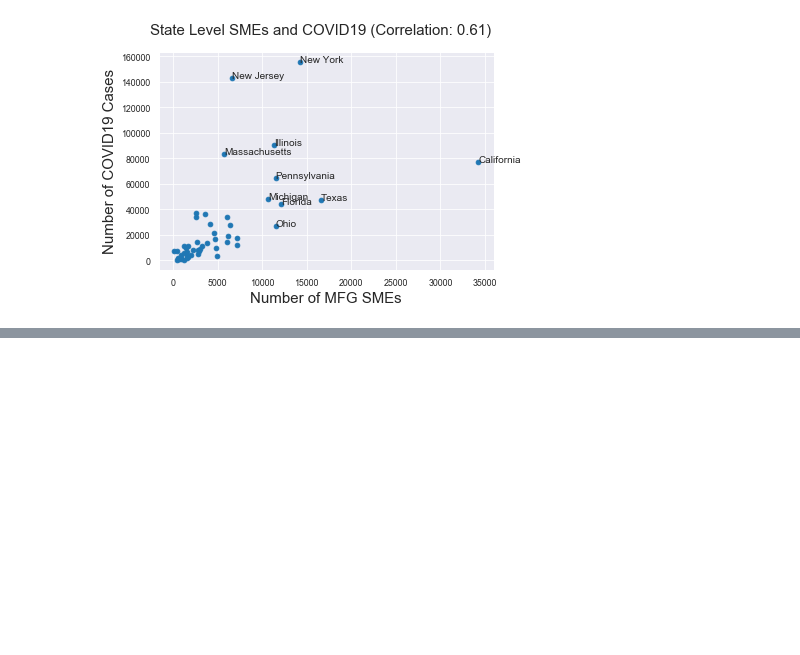
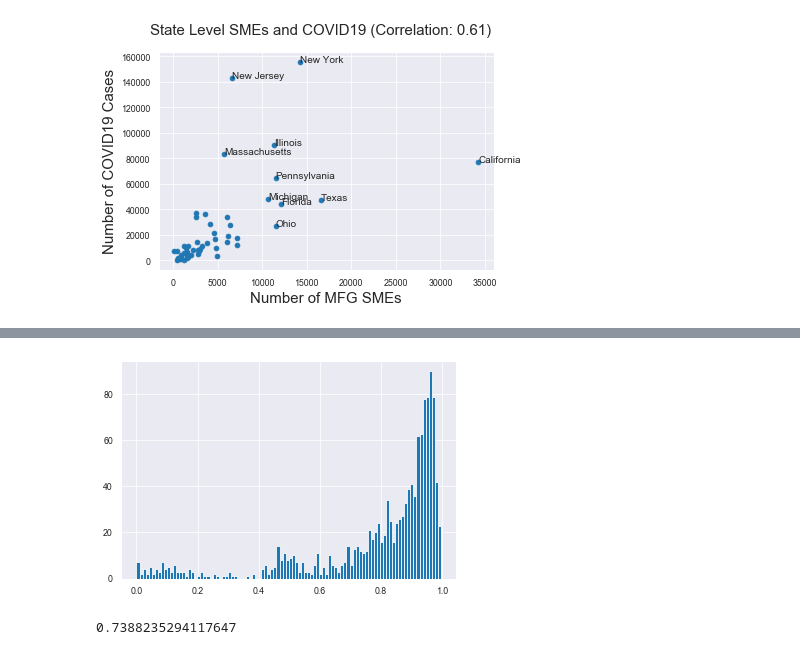
Before and after one commit to JJ5196/SMEs, a Jupyter notebook: SMEs.ipynb, the cells around one changed output, grey strips where cells are left out. Drawn from its saved outputs; the diff is of its cells as text; code cells hidden in the pictures; blank space fills up the shorter version.

```diff
--- a/SMEs.ipynb
+++ b/SMEs.ipynb
@@ -104,0 +109,6 @@ plt.show()
+# %%
+state_att=state_level_smes[['GEOGRAPHIC AREA DESCRIPTION','NUMBER OF FIRMS INT','LATITUDE','LONGITUDE','EMPLOYMENT','ANNUAL PAYROLL ($1,000)','cases']]
+state_att.loc[state_att.index,'EMPLOYMENT']=[int(i.replace(",","")) for i in state_att['EMPLOYMENT']]
+state_att.loc[state_att.index,'ANNUAL PAYROLL ($1,000)']=[int(i.replace(",","")) for i in state_att['ANNUAL PAYROLL ($1,000)']]
+state_att.loc[state_att.index,'ANNUAL PAYROLL per EMPLOYMENT']=1000*state_att.loc[state_att.index,'ANNUAL PAYROLL ($1,000)']/state_att.loc[state_att.index,'EMPLOYMENT']
+state_att[['GEOGRAPHIC AREA DESCRIPTION','NUMBER OF FIRMS INT','LATITUDE','LONGITUDE','ANNUAL PAYROLL per EMPLOYMENT','cases']]
@@ -104,0 +143,23 @@ plt.show()
+# %%
+dist_mat=np.zeros((state_att.shape[0],state_att.shape[0]))
+index_list=list(state_att.index)
+over_all_dist=[]
+for idx1 in index_list[:-1]:
+    for idx2 in index_list[idx1+1:]:
+        dist_mat[idx1,idx2]=pdist(state_att[['NUMBER OF FIRMS INT','LATITUDE','LONGITUDE','ANNUAL PAYROLL per EMPLOYMENT','cases']].loc[[idx1,idx2]])
+        dist_mat[idx2,idx1]=dist_mat[idx1,idx2]
+        over_all_dist.append(dist_mat[idx1,idx2])
+# %%
+over_all_dist=np.array(over_all_dist)/dist_mat.max()
+dist_mat/=dist_mat.max()
+sim_mat=1-dist_mat
+over_all_sim=1-over_all_dist
+# %%
+plt.hist(over_all_sim,bins=100)
+plt.show()
+# %% [output]
+[figure, added]
+# %%
+len(over_all_sim[over_all_sim>0.75])/len(over_all_sim)
+# %% [output]
+0.7388235294117647
```
Also changed, not shown: parts of 5 cells of this notebook, 3 other files.
